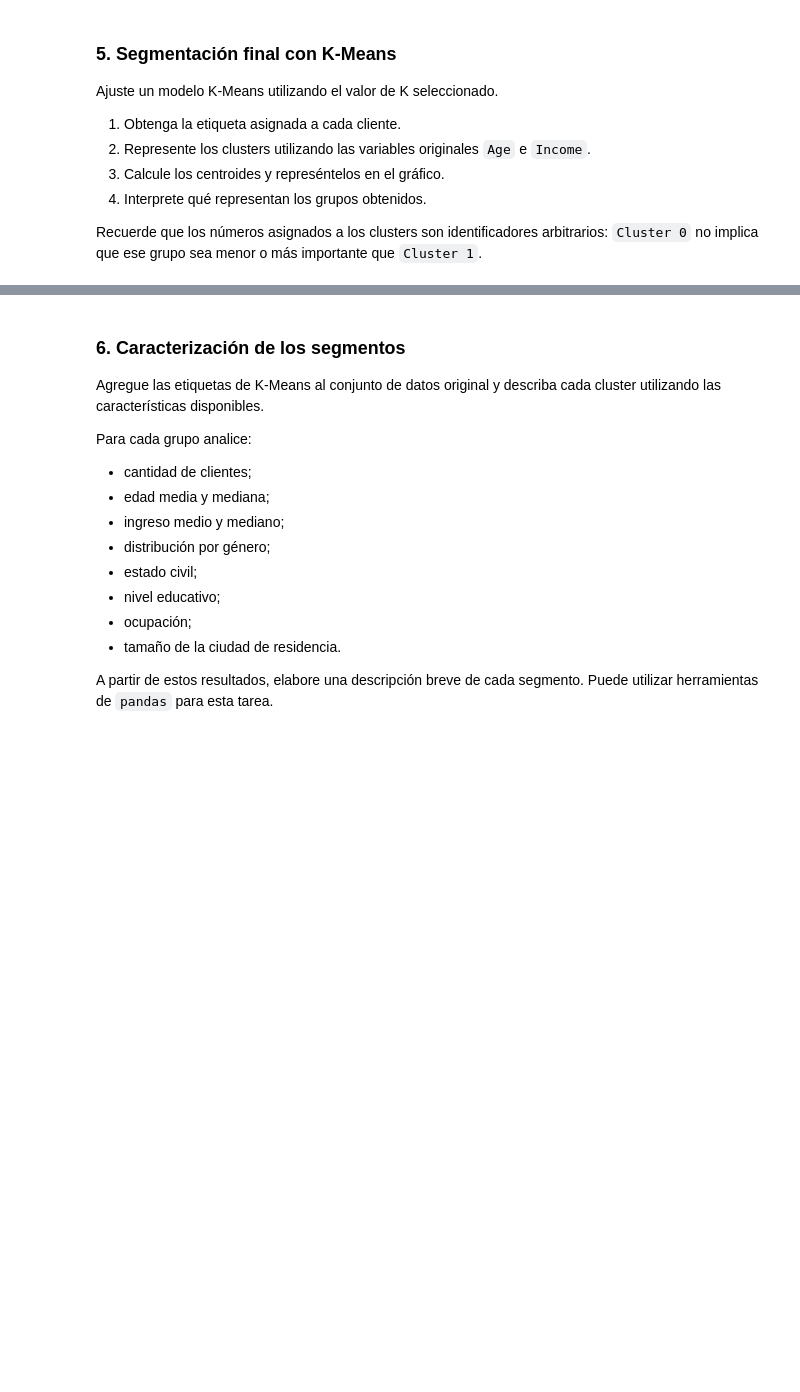
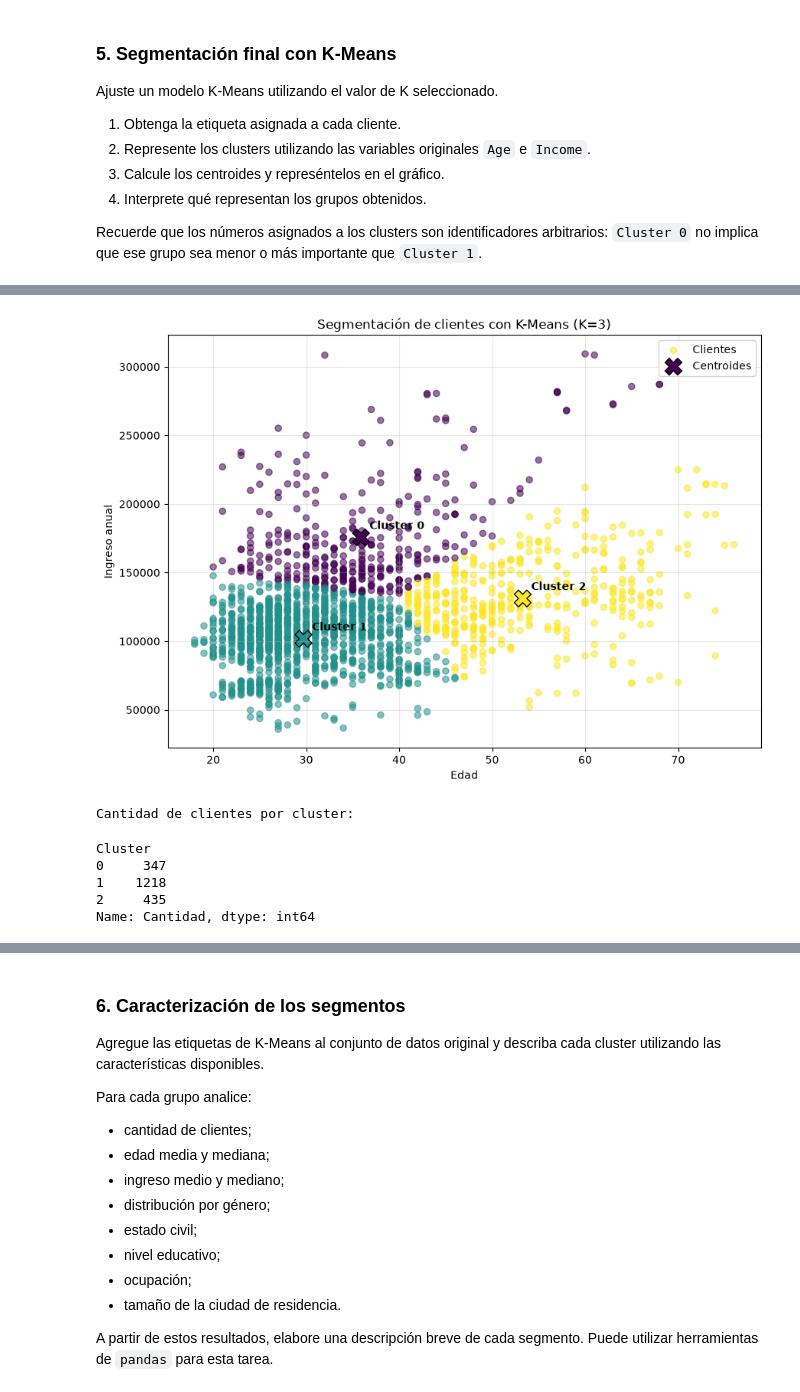
Before and after one commit to agustinrohrr11/AAPEC, a Jupyter notebook: TRABAJOS/TpClustering/AM_Clustering/Actividad_Clustering_Segmentacion_clientes_grupo_14.ipynb, the cells around one changed output, grey strips where cells are left out. Saved outputs shown, nothing was run; the diff lists cells and outputs as text; code cells hidden in the pictures; blank space fills up the shorter version.

```diff
--- a/TRABAJOS/TpClustering/AM_Clustering/Actividad_Clustering_Segmentacion_clientes_grupo_14.ipynb
+++ b/TRABAJOS/TpClustering/AM_Clustering/Actividad_Clustering_Segmentacion_clientes_grupo_14.ipynb
@@ -159,0 +325,51 @@ Recuerde que los números asignados a los clusters son identificadores arbitrari
+# %%
+plt.figure(figsize=(10, 7))
+
+plt.scatter(
+    datos_segmentados["Age"],
+    datos_segmentados["Income"],
+    c=datos_segmentados["Cluster"],
+    cmap="viridis",
+    alpha=0.55,
+    s=35,
+    label="Clientes"
+)
+
+plt.scatter(
+    centroides["Age"],
+    centroides["Income"],
+    c=centroides.index,
+    cmap="viridis",
+    marker="X",
+    edgecolor="black",
+    s=250,
+    label="Centroides"
+)
+
+for cluster, centroide in centroides.iterrows():
+    plt.annotate(
+        f"Cluster {cluster}",
+        (centroide["Age"], centroide["Income"]),
+        xytext=(8, 8),
+        textcoords="offset points",
+        fontweight="bold"
+    )
+
+plt.xlabel("Edad")
+plt.ylabel("Ingreso anual")
+plt.title(f"Segmentación de clientes con K-Means (K={K_SELECCIONADO})")
+plt.legend()
+plt.grid(alpha=0.3)
+plt.show()
+
+tamanos_clusters = datos_segmentados["Cluster"].value_counts().sort_index()
+print("Cantidad de clientes por cluster:")
+display(tamanos_clusters.rename("Cantidad"))
+# %% [output]
+[figure, added]
+Cantidad de clientes por cluster:
+Cluster
+0     347
+1    1218
+2     435
+Name: Cantidad, dtype: int64
```
Also changed, not shown: parts of 17 cells of this notebook.
